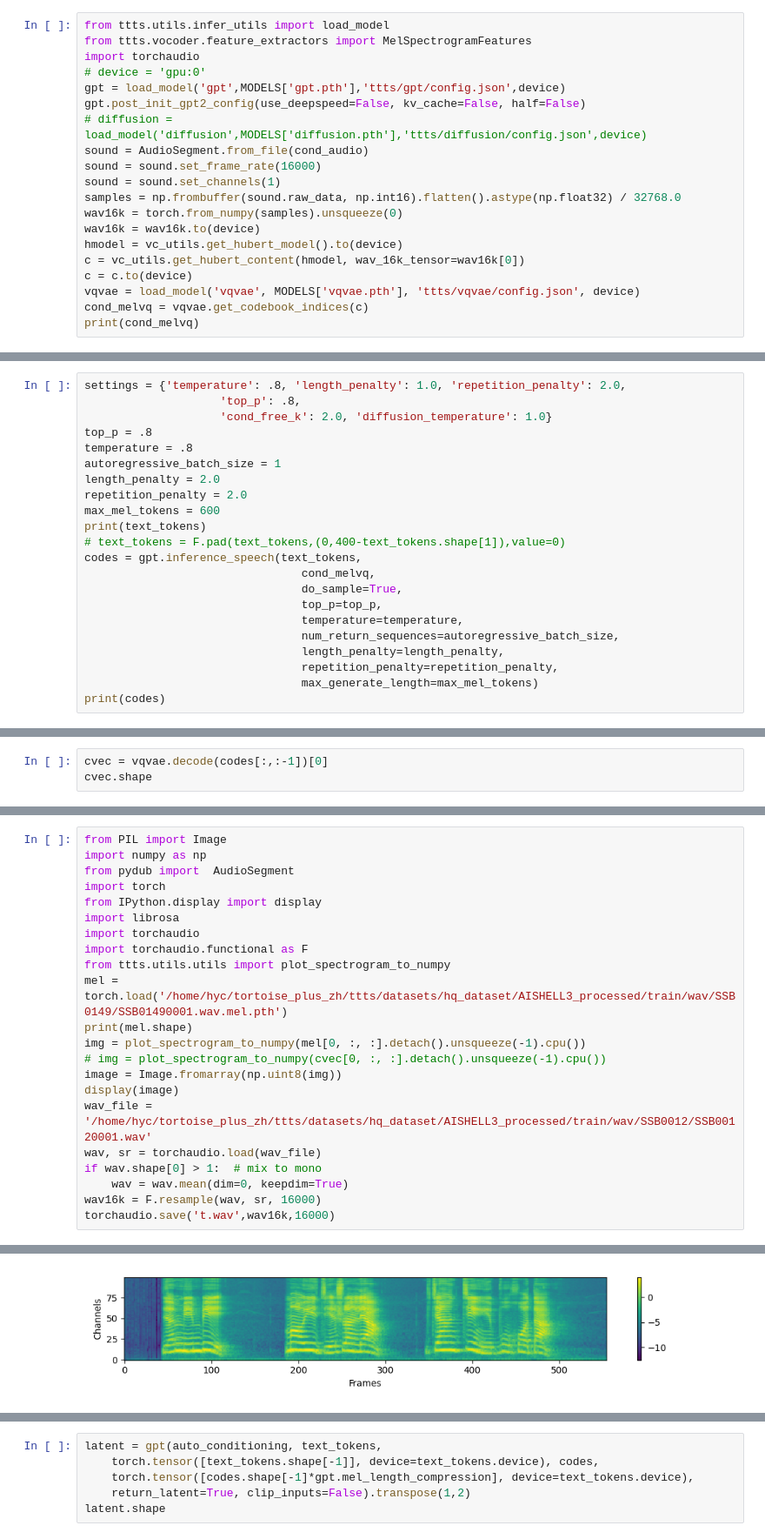
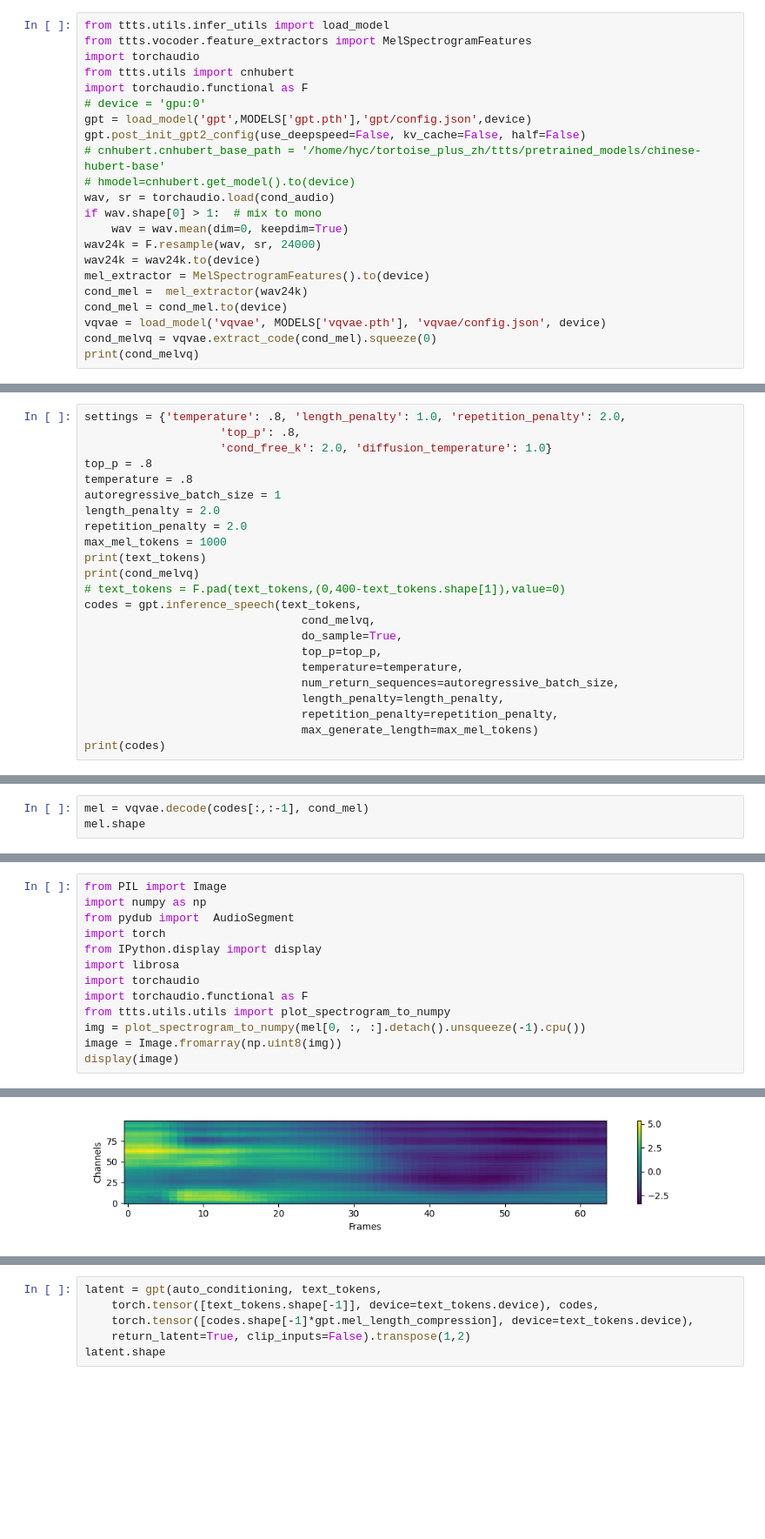
Before and after one commit to adelacvg/ttts, a Jupyter notebook: ttts/api.ipynb, the cells around one changed output, grey strips where cells are left out. Shown: that part at 87% size. Drawn from its saved outputs; the diff is of its cells as text; blank space fills up the shorter version.

```diff
--- a/ttts/api.ipynb
+++ b/ttts/api.ipynb
@@ -54,20 +53,22 @@ tensor([[ 62, 162,   2,  24,  60,   2, 167,   2,  33, 162,   2, 147,   2,  53,
 from ttts.utils.infer_utils import load_model
 from ttts.vocoder.feature_extractors import MelSpectrogramFeatures
 import torchaudio
+from ttts.utils import cnhubert
+import torchaudio.functional as F
 # device = 'gpu:0'
-gpt = load_model('gpt',MODELS['gpt.pth'],'ttts/gpt/config.json',device)
+gpt = load_model('gpt',MODELS['gpt.pth'],'gpt/config.json',device)
 gpt.post_init_gpt2_config(use_deepspeed=False, kv_cache=False, half=False)
-# diffusion = load_model('diffusion',MODELS['diffusion.pth'],'ttts/diffusion/config.json',device)
-sound = AudioSegment.from_file(cond_audio)
-sound = sound.set_frame_rate(16000)
-sound = sound.set_channels(1)
-samples = np.frombuffer(sound.raw_data, np.int16).flatten().astype(np.float32) / 32768.0
-wav16k = torch.from_numpy(samples).unsqueeze(0)
-wav16k = wav16k.to(device)
-hmodel = vc_utils.get_hubert_model().to(device)
-c = vc_utils.get_hubert_content(hmodel, wav_16k_tensor=wav16k[0])
-c = c.to(device)
-vqvae = load_model('vqvae', MODELS['vqvae.pth'], 'ttts/vqvae/config.json', device)
-cond_melvq = vqvae.get_codebook_indices(c)
+# cnhubert.cnhubert_base_path = '/home/hyc/tortoise_plus_zh/ttts/pretrained_models/chinese-hubert-base'
+# hmodel=cnhubert.get_model().to(device)
+wav, sr = torchaudio.load(cond_audio)
+if wav.shape[0] > 1:  # mix to mono
+    wav = wav.mean(dim=0, keepdim=True)
+wav24k = F.resample(wav, sr, 24000)
+wav24k = wav24k.to(device)
+mel_extractor = MelSpectrogramFeatures().to(device)
+cond_mel =  mel_extractor(wav24k)
+cond_mel = cond_mel.to(device)
+vqvae = load_model('vqvae', MODELS['vqvae.pth'], 'vqvae/config.json', device)
+cond_melvq = vqvae.extract_code(cond_mel).squeeze(0)
 print(cond_melvq)
 # %% [output]
@@ -90,8 +92,9 @@ temperature = .8
 autoregressive_batch_size = 1
 length_penalty = 2.0
 repetition_penalty = 2.0
-max_mel_tokens = 600
+max_mel_tokens = 1000
 print(text_tokens)
+print(cond_melvq)
 # text_tokens = F.pad(text_tokens,(0,400-text_tokens.shape[1]),value=0)
 codes = gpt.inference_speech(text_tokens,
                                 cond_melvq,
@@ -125,4 +119,4 @@ tensor([[8193]], device='cuda:2')
 # %%
-cvec = vqvae.decode(codes[:,:-1])[0]
-cvec.shape
+mel = vqvae.decode(codes[:,:-1], cond_mel)
+mel.shape
 # %% [output]
@@ -137,16 +131,7 @@ import librosa
 import torchaudio
 import torchaudio.functional as F
 from ttts.utils.utils import plot_spectrogram_to_numpy
-mel = torch.load('/home/hyc/tortoise_plus_zh/ttts/datasets/hq_dataset/AISHELL3_processed/train/wav/SSB0149/SSB01490001.wav.mel.pth')
-print(mel.shape)
 img = plot_spectrogram_to_numpy(mel[0, :, :].detach().unsqueeze(-1).cpu())
-# img = plot_spectrogram_to_numpy(cvec[0, :, :].detach().unsqueeze(-1).cpu())
 image = Image.fromarray(np.uint8(img))
 display(image)
-wav_file = '/home/hyc/tortoise_plus_zh/ttts/datasets/hq_dataset/AISHELL3_processed/train/wav/SSB0012/SSB00120001.wav'
-wav, sr = torchaudio.load(wav_file)
-if wav.shape[0] > 1:  # mix to mono
-    wav = wav.mean(dim=0, keepdim=True)
-wav16k = F.resample(wav, sr, 16000)
-torchaudio.save('t.wav',wav16k,16000)
 # %% [output]
@@ -154,4 +142,4 @@ torch.Size([1, 100, 555])
-[figure, old version]
+[figure, new version]
 # %%
 from ttts.vocoder.vocos import Vocos
 
```
Also changed, not shown: parts of 7 cells of this notebook, 15 other files.
